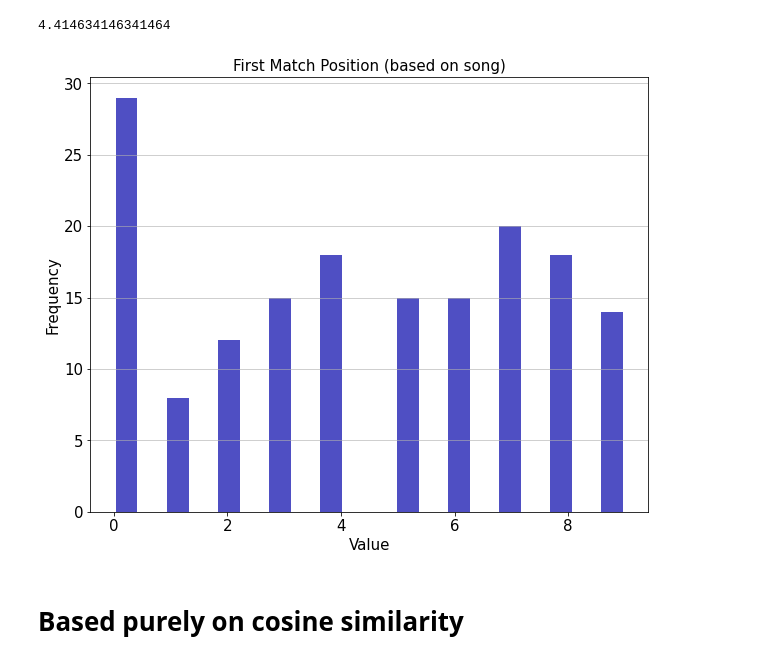
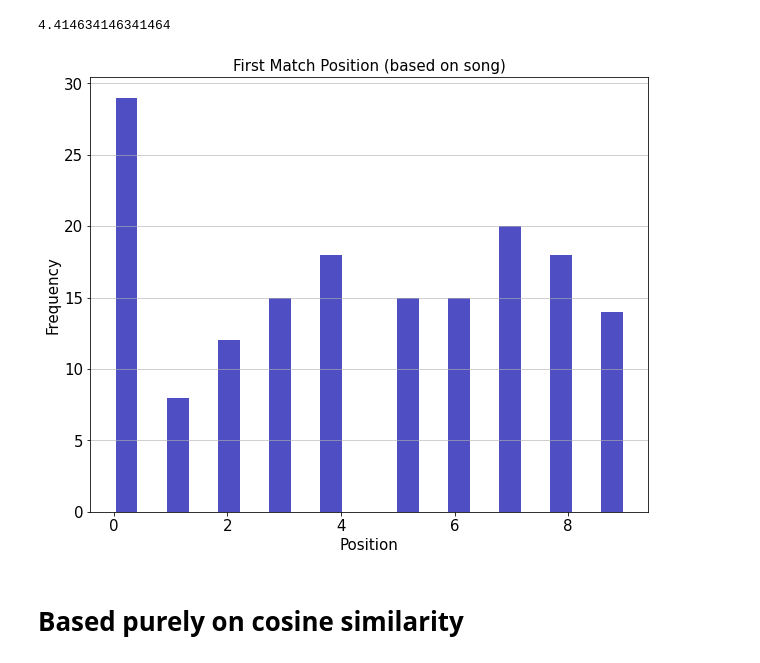
Before and after one commit to pasinducw/scs-4224-fyp, a Jupyter notebook: comparing-rnn-params/model/exp-15-results-analysis-without-augmentations.ipynb, the cells around one changed output. Drawn from its saved outputs; the diff is of its cells as text; code cells hidden in the pictures.

```diff
--- a/comparing-rnn-params/model/exp-15-results-analysis-without-augmentations.ipynb
+++ b/comparing-rnn-params/model/exp-15-results-analysis-without-augmentations.ipynb
@@ -171,16 +171,16 @@ np.average(occurrences)
 # %%
 plt.figure(figsize=[10,8])
 n, bins, patches = plt.hist(x=occurrences, bins=20, color='#0504aa',alpha=0.7, rwidth=0.85)
 plt.grid(axis='y', alpha=0.75)
-plt.xlabel('Value',fontsize=15)
+plt.xlabel('Position',fontsize=15)
 plt.ylabel('Frequency',fontsize=15)
 plt.xticks(fontsize=15)
 plt.yticks(fontsize=15)
 plt.ylabel('Frequency',fontsize=15)
 plt.title('First Match Position (based on song)',fontsize=15)
 plt.show()
 # %% [output]
-[figure, old version]
+[figure, new version]
 # %% [markdown]
 # Based purely on cosine similarity
 # %%
```
Also changed, not shown: parts of 7 cells of this notebook, 1 other file.
